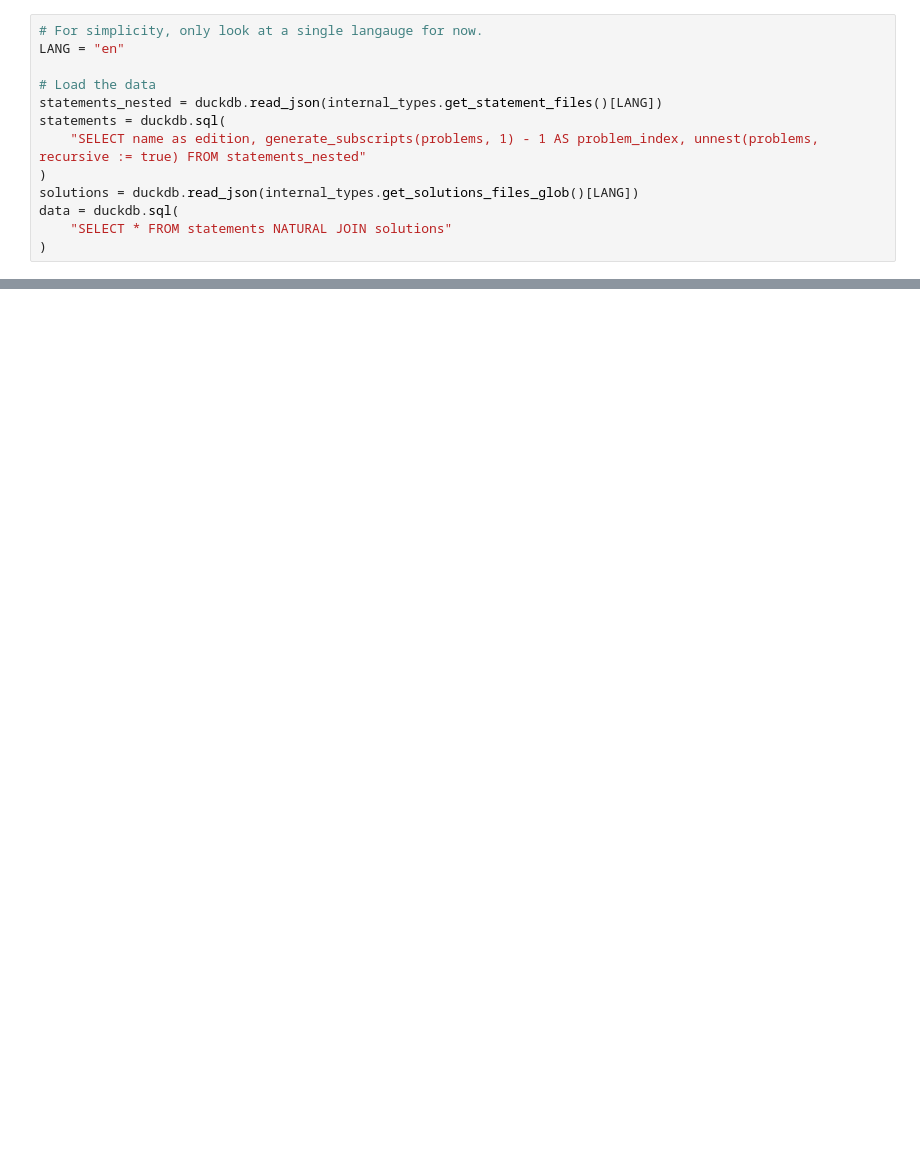
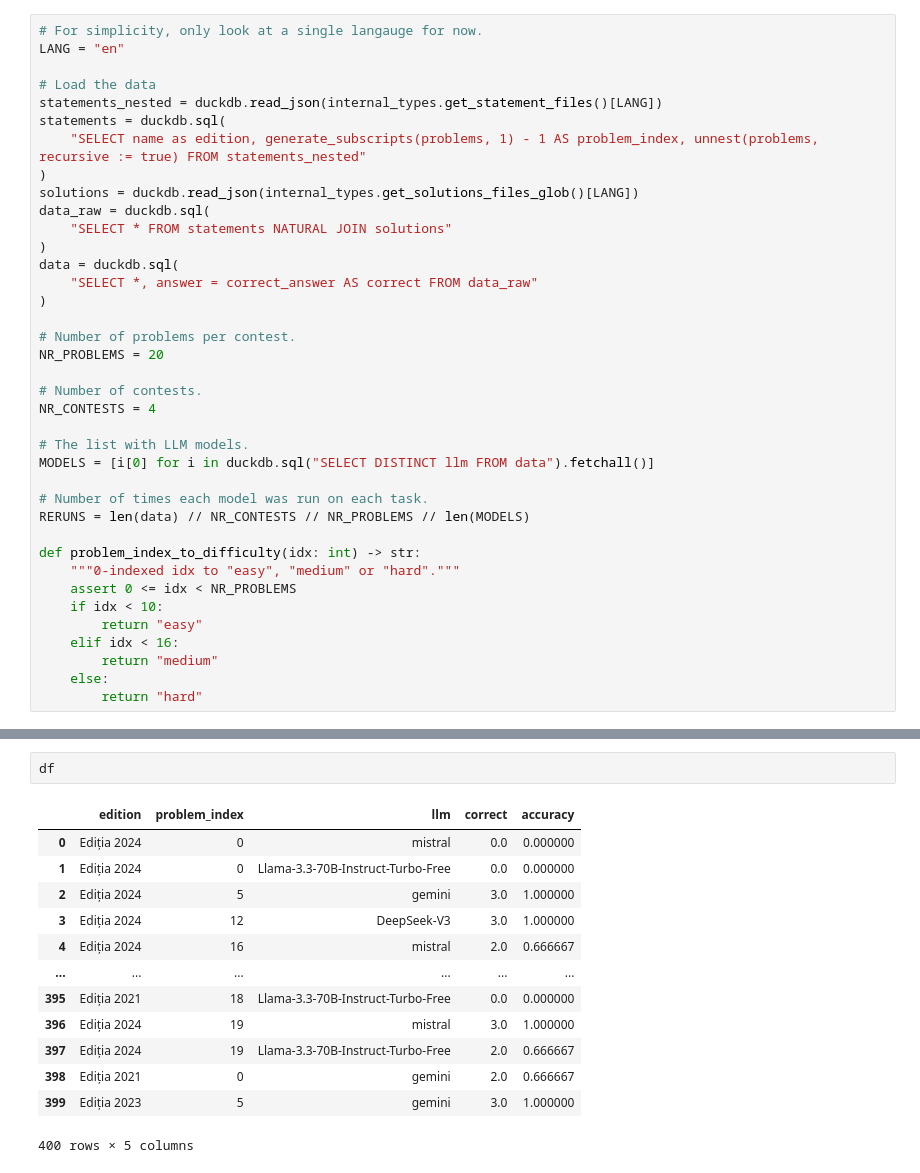
Before and after one commit to theodormoroianu/mateinfoub-with-llm, a Jupyter notebook: src/analysis.ipynb, the cells around one changed output, grey strips where cells are left out. Saved outputs shown, nothing was run; the diff lists cells and outputs as text; blank space fills up the shorter version.

```diff
--- a/src/analysis.ipynb
+++ b/src/analysis.ipynb
@@ -23,6 +31,31 @@ statements = duckdb.sql(
     "SELECT name as edition, generate_subscripts(problems, 1) - 1 AS problem_index, unnest(problems, recursive := true) FROM statements_nested"
 )
 solutions = duckdb.read_json(internal_types.get_solutions_files_glob()[LANG])
-data = duckdb.sql(
+data_raw = duckdb.sql(
     "SELECT * FROM statements NATURAL JOIN solutions"
 )
+data = duckdb.sql(
+    "SELECT *, answer = correct_answer AS correct FROM data_raw"
+)
+
+# Number of problems per contest.
+NR_PROBLEMS = 20
+
+# Number of contests.
+NR_CONTESTS = 4
+
+# The list with LLM models.
+MODELS = [i[0] for i in duckdb.sql("SELECT DISTINCT llm FROM data").fetchall()]
+
+# Number of times each model was run on each task.
+RERUNS = len(data) // NR_CONTESTS // NR_PROBLEMS // len(MODELS)
+
+def problem_index_to_difficulty(idx: int) -> str:
+    """0-indexed idx to "easy", "medium" or "hard"."""
+    assert 0 <= idx < NR_PROBLEMS
+    if idx < 10:
+        return "easy"
+    elif idx < 16:
+        return "medium"
+    else:
+        return "hard"
@@ -119,0 +282,16 @@ duckdb.sql("SELECT name, unnest(problems, recursive := true) from statements")
+# %%
+df
+# %% [output]
+|  | edition | problem_index | llm | correct | accuracy |
+| 0 | Ediția 2024 | 0 | mistral | 0.0 | 0.000000 |
+| 1 | Ediția 2024 | 0 | Llama-3.3-70B-Instruct-Turbo-Free | 0.0 | 0.000000 |
+| 2 | Ediția 2024 | 5 | gemini | 3.0 | 1.000000 |
+| 3 | Ediția 2024 | 12 | DeepSeek-V3 | 3.0 | 1.000000 |
+| 4 | Ediția 2024 | 16 | mistral | 2.0 | 0.666667 |
+| ... | ... | ... | ... | ... | ... |
+| 395 | Ediția 2021 | 18 | Llama-3.3-70B-Instruct-Turbo-Free | 0.0 | 0.000000 |
+| 396 | Ediția 2024 | 19 | mistral | 3.0 | 1.000000 |
+| 397 | Ediția 2024 | 19 | Llama-3.3-70B-Instruct-Turbo-Free | 2.0 | 0.666667 |
+| 398 | Ediția 2021 | 0 | gemini | 2.0 | 0.666667 |
+| 399 | Ediția 2023 | 5 | gemini | 3.0 | 1.000000 |
+400 rows × 5 columns
```
Also changed, not shown: parts of 16 cells of this notebook, 9 other files.
